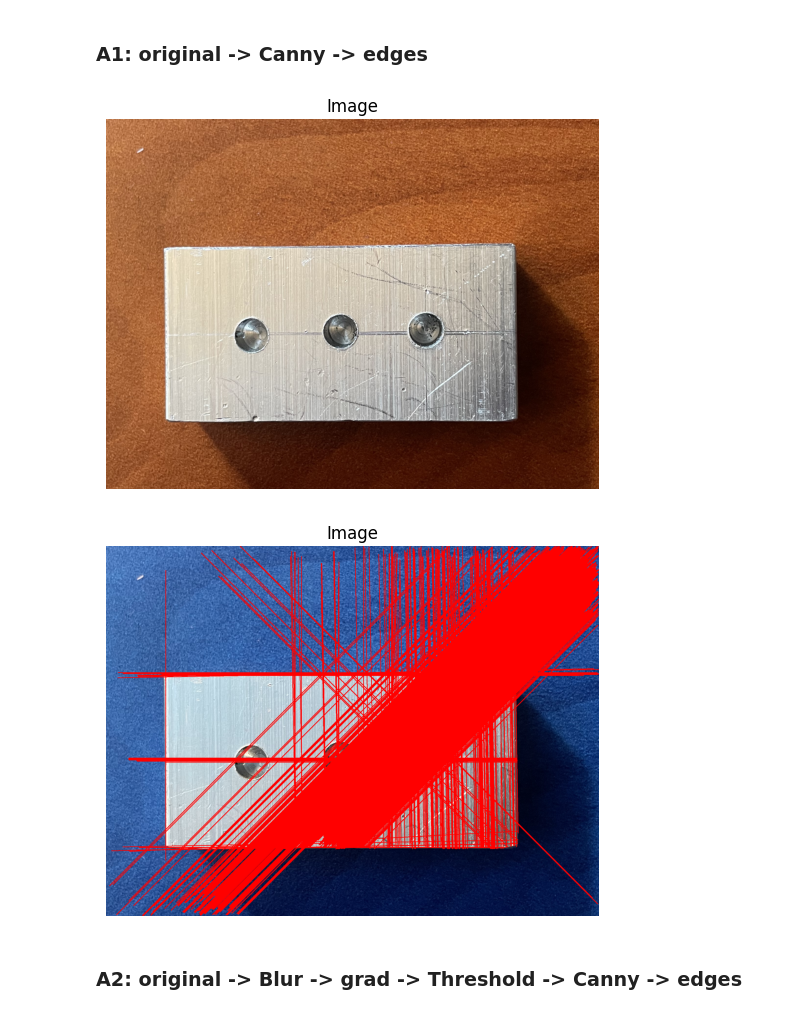
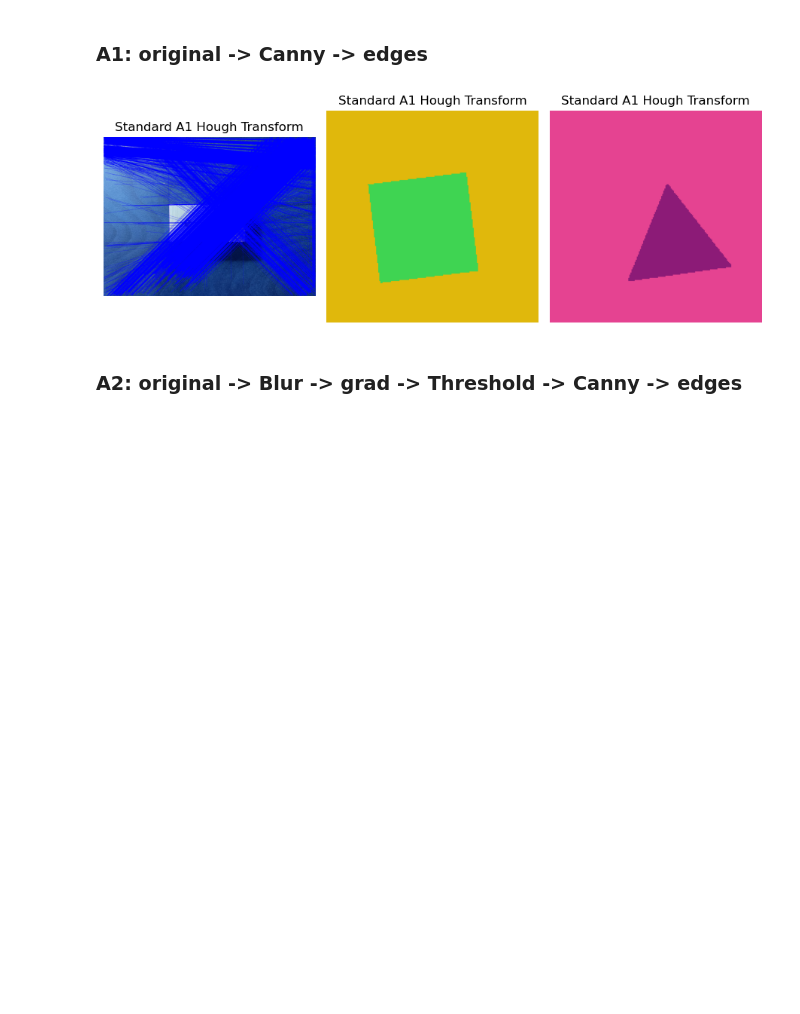
Before and after one commit to Zack-szh/CV-Based-Geometric-Dimensioning-Tolerancing, a Jupyter notebook: testing.ipynb, the cells around one changed output. Drawn from its saved outputs; the diff is of its cells as text; code cells hidden in the pictures; blank space fills up the shorter version.

```diff
--- a/testing.ipynb
+++ b/testing.ipynb
@@ -196,12 +152,9 @@ def applyGradient(image):
 # %% [markdown]
 ### A1: original -> Canny -> edges
 # %%
-showImage(img_part1)
 
-houghOutput = applyHoughTransform(img_part1)
-showImage(houghOutput)
+detection.subsample_technique(detection.DETECTION.LINE, "Standard A1 Hough Transform", lambda img: detection.applyHoughTransform(img))
 # %% [output]
-[figure, old version]
+[figure, new version]
-[figure, removed]
 # %% [markdown]
 ### A2: original -> Blur -> grad -> Threshold -> Canny -> edges
```
Also changed, not shown: parts of 19 cells of this notebook, 3 other files.
